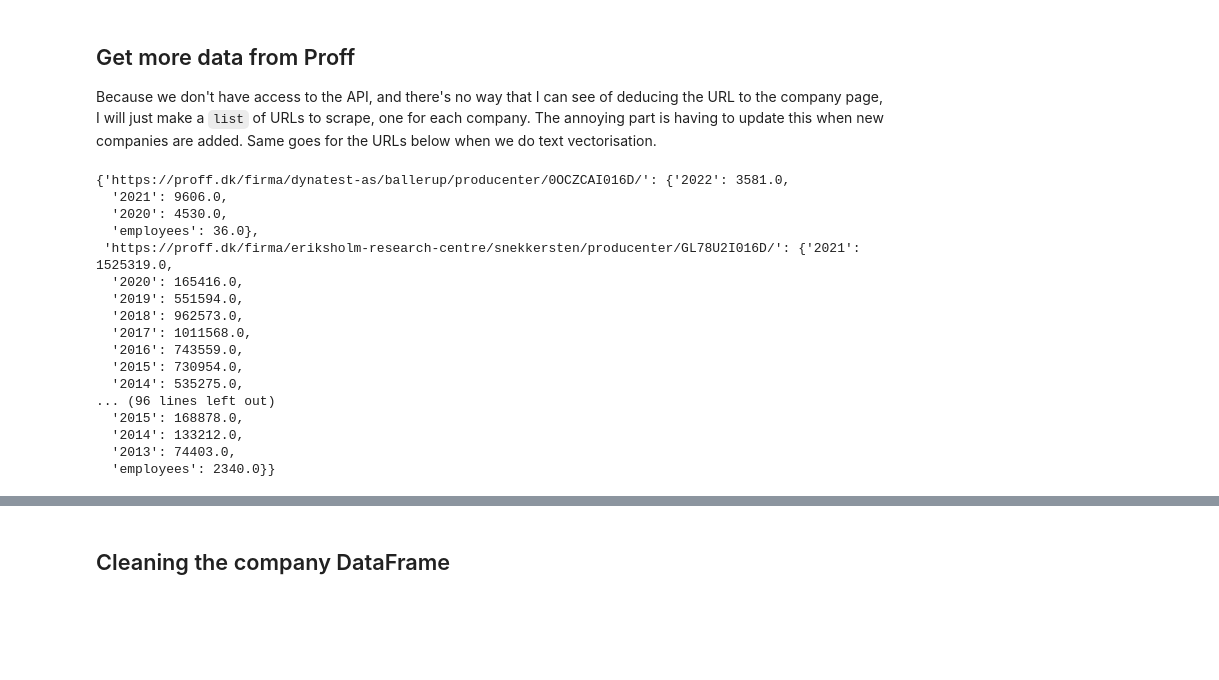
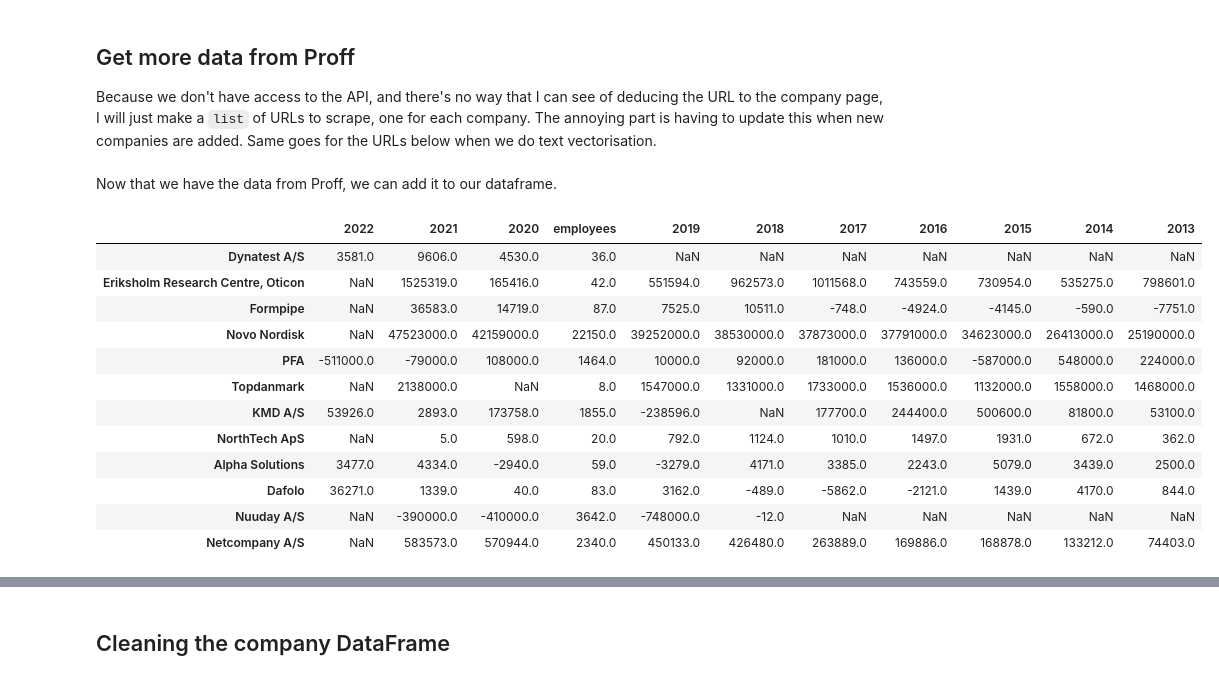
Before and after one commit to KD131/soft-sem1-datascience-sp1, a Jupyter notebook: internship_data.ipynb, the cells around one changed output, grey strips where cells are left out. Drawn from its saved outputs; the diff is of its cells as text; code cells hidden in the pictures; blank space fills up the shorter version.

Commit message:
combines data from proff.dk with company dataframe

```diff
--- a/internship_data.ipynb
+++ b/internship_data.ipynb
@@ -144,22 +144,25 @@ def get_proff_data(url):
     finances['employees'] = employees
     return finances.to_dict()
 # %%
-json_or_get('data/proff_data.json', proff_urls, get_proff_data)
+proff_data = json_or_get('data/proff_data.json', proff_urls, get_proff_data)
-# %% [output]
-{'https://proff.dk/firma/dynatest-as/ballerup/producenter/0OCZCAI016D/': {'2022': 3581.0,
-  '2021': 9606.0,
-  '2020': 4530.0,
-  'employees': 36.0},
- 'https://proff.dk/firma/eriksholm-research-centre/snekkersten/producenter/GL78U2I016D/': {'2021': 1525319.0,
-  '2020': 165416.0,
-  '2019': 551594.0,
-  '2018': 962573.0,
-  '2017': 1011568.0,
-  '2016': 743559.0,
-  '2015': 730954.0,
-  '2014': 535275.0,
-... (96 lines left out)
-  '2015': 168878.0,
-  '2014': 133212.0,
-  '2013': 74403.0,
-  'employees': 2340.0}}
+# %% [markdown]
+Now that we have the data from Proff, we can add it to our dataframe.
+# %%
+# from_dict has a messed up row order, so we transpose it
+df_proff = pd.DataFrame(proff_data).T
+df_proff.set_index(df_company.index, inplace=True)
+df_proff
+# %% [output]
+|  | 2022 | 2021 | 2020 | employees | 2019 | 2018 | 2017 | 2016 | 2015 | 2014 | 2013 |
+| Dynatest A/S | 3581.0 | 9606.0 | 4530.0 | 36.0 | NaN | NaN | NaN | NaN | NaN | NaN | NaN |
+| Eriksholm Research Centre, Oticon | NaN | 1525319.0 | 165416.0 | 42.0 | 551594.0 | 962573.0 | 1011568.0 | 743559.0 | 730954.0 | 535275.0 | 798601.0 |
+| Formpipe | NaN | 36583.0 | 14719.0 | 87.0 | 7525.0 | 10511.0 | -748.0 | -4924.0 | -4145.0 | -590.0 | -7751.0 |
+| Novo Nordisk | NaN | 47523000.0 | 42159000.0 | 22150.0 | 39252000.0 | 38530000.0 | 37873000.0 | 37791000.0 | 34623000.0 | 26413000.0 | 25190000.0 |
+| PFA | -511000.0 | -79000.0 | 108000.0 | 1464.0 | 10000.0 | 92000.0 | 181000.0 | 136000.0 | -587000.0 | 548000.0 | 224000.0 |
+| Topdanmark | NaN | 2138000.0 | NaN | 8.0 | 1547000.0 | 1331000.0 | 1733000.0 | 1536000.0 | 1132000.0 | 1558000.0 | 1468000.0 |
+| KMD A/S | 53926.0 | 2893.0 | 173758.0 | 1855.0 | -238596.0 | NaN | 177700.0 | 244400.0 | 500600.0 | 81800.0 | 53100.0 |
+| NorthTech ApS | NaN | 5.0 | 598.0 | 20.0 | 792.0 | 1124.0 | 1010.0 | 1497.0 | 1931.0 | 672.0 | 362.0 |
+| Alpha Solutions | 3477.0 | 4334.0 | -2940.0 | 59.0 | -3279.0 | 4171.0 | 3385.0 | 2243.0 | 5079.0 | 3439.0 | 2500.0 |
+| Dafolo | 36271.0 | 1339.0 | 40.0 | 83.0 | 3162.0 | -489.0 | -5862.0 | -2121.0 | 1439.0 | 4170.0 | 844.0 |
+| Nuuday A/S | NaN | -390000.0 | -410000.0 | 3642.0 | -748000.0 | -12.0 | NaN | NaN | NaN | NaN | NaN |
+| Netcompany A/S | NaN | 583573.0 | 570944.0 | 2340.0 | 450133.0 | 426480.0 | 263889.0 | 169886.0 | 168878.0 | 133212.0 | 74403.0 |
```
Also changed, not shown: parts of 23 cells of this notebook, 2 other files.
